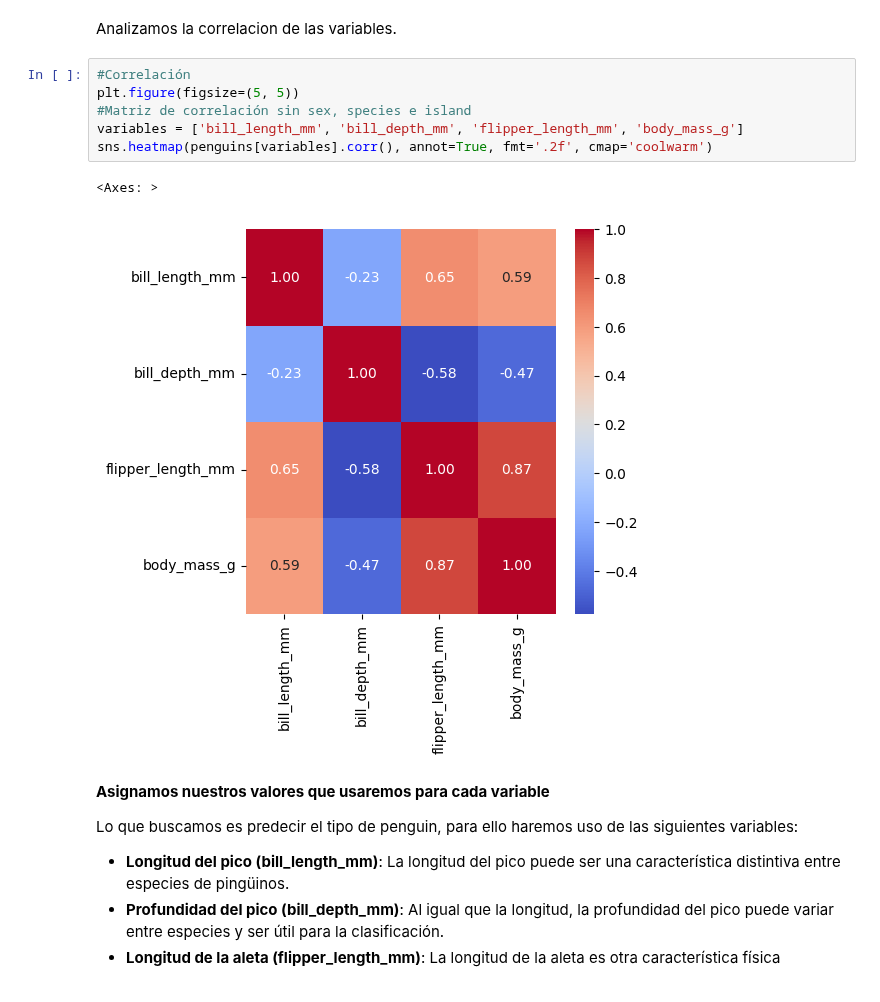
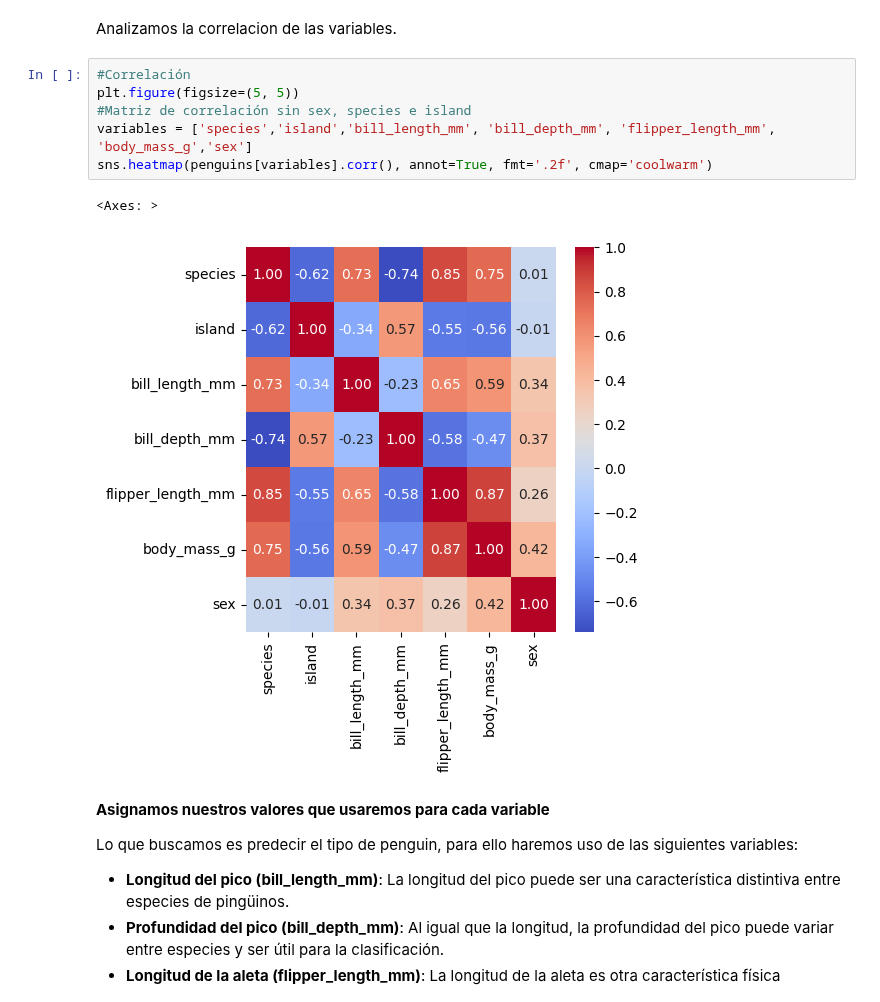
Before and after one commit to AlejandroVillasenor/MachineLearning, a Jupyter notebook: KNN/penguinknn.ipynb, the cells around one changed output. Cells and saved outputs as stored; diff of their text form.

```diff
--- a/KNN/penguinknn.ipynb
+++ b/KNN/penguinknn.ipynb
@@ -146,12 +127,12 @@ Analizamos la correlacion de las variables.
 # %%
 #Correlación
 plt.figure(figsize=(5, 5))
 #Matriz de correlación sin sex, species e island
-variables = ['bill_length_mm', 'bill_depth_mm', 'flipper_length_mm', 'body_mass_g']
+variables = ['species','island','bill_length_mm', 'bill_depth_mm', 'flipper_length_mm', 'body_mass_g','sex']
 sns.heatmap(penguins[variables].corr(), annot=True, fmt='.2f', cmap='coolwarm')
 # %% [output]
 <Axes: >
-[figure, old version]
+[figure, new version]
 # %% [markdown]
 **Asignamos nuestros valores que usaremos para cada variable**
 
```
Also changed, not shown: parts of 6 cells of this notebook, 1 other file.
